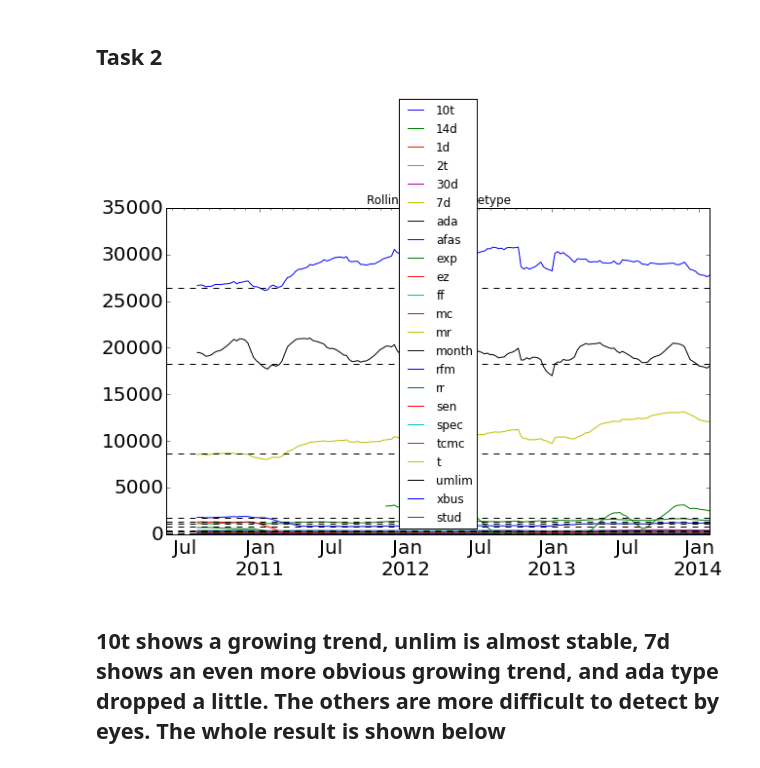
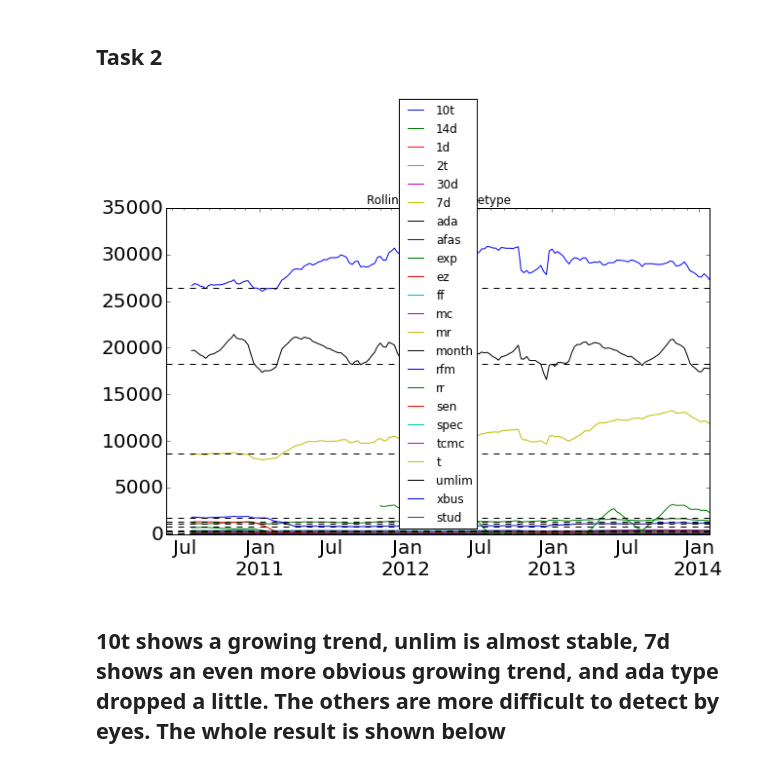
Before and after one commit to Elixeus/PUI2015_xwang, a Jupyter notebook: HW6/assignment6XiaWang.ipynb, the cells around one changed output. Saved outputs shown, nothing was run; the diff lists cells and outputs as text; code cells hidden in the pictures.

```diff
--- a/HW6/assignment6XiaWang.ipynb
+++ b/HW6/assignment6XiaWang.ipynb
@@ -138,14 +138,14 @@ array([ 30,  31,  95, 126, 134, 173, 189, 194])
 from scipy import stats
 import statsmodels.api as sm
 # %%
-# I've tried different window numbers from 1 to 20 and I think 12 is a good fit.
-pd.rolling_mean(ridetype, 12).plot(figsize=(10,6),
+# I've tried different window numbers from 1 to 20 and I think 10 is a good fit.
+pd.rolling_mean(ridetype, 10).plot(figsize=(10,6),
                                    title='Rolling mean of ridetype', fontsize=20)
 plt.legend(loc=8)
 for x in ridetype.ix['2010-08-06']:
     plt.axhline(x, color='k',linestyle='--')
 # %% [output]
-[figure, old version]
+[figure, new version]
 # %% [markdown]
 ## 10t shows a growing trend, unlim is almost stable, 7d shows an even more obvious growing trend, and ada type dropped a little. The others are more difficult to detect by eyes. The whole result is shown below
 # %%
```
Also changed, not shown: parts of 5 cells of this notebook.
